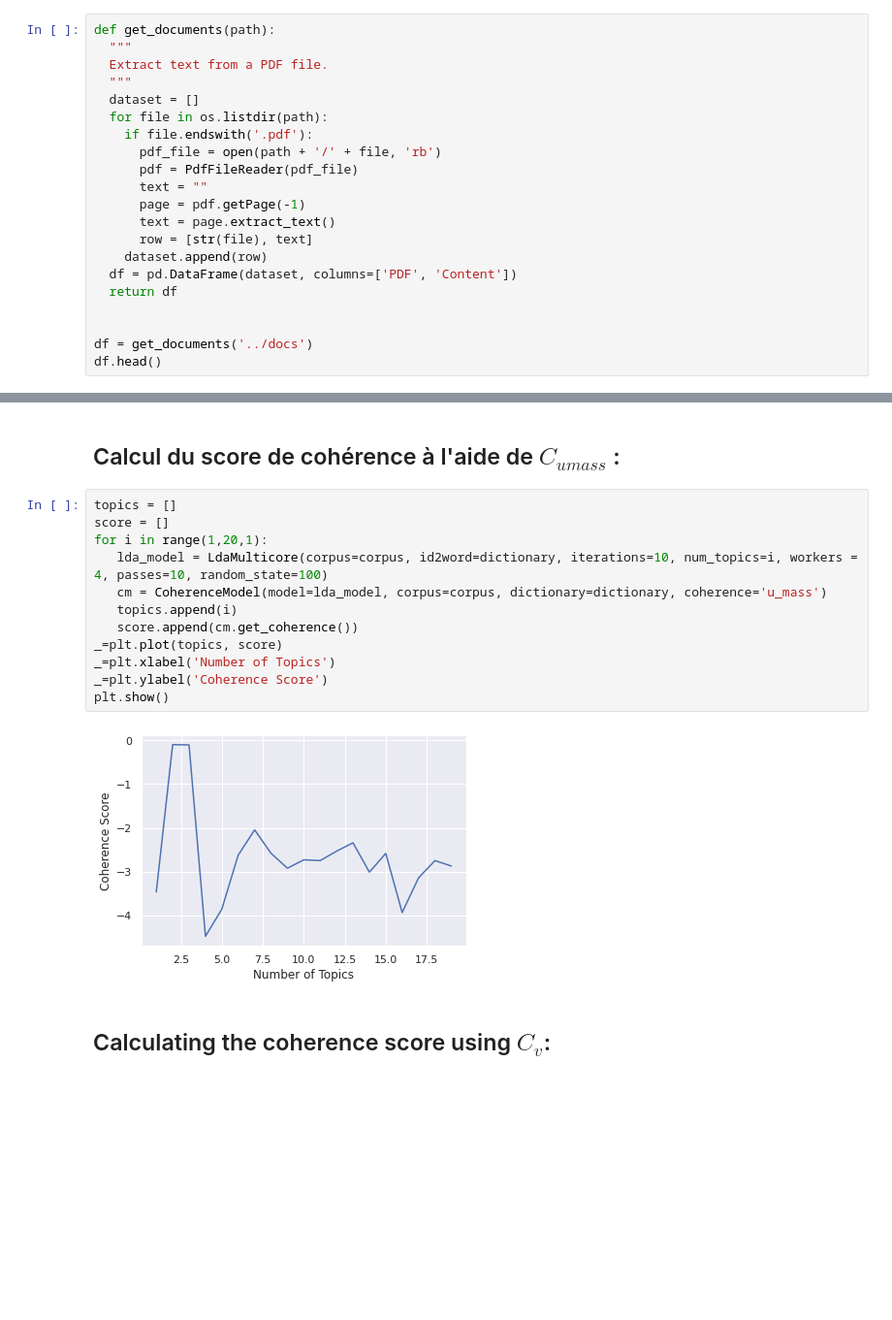
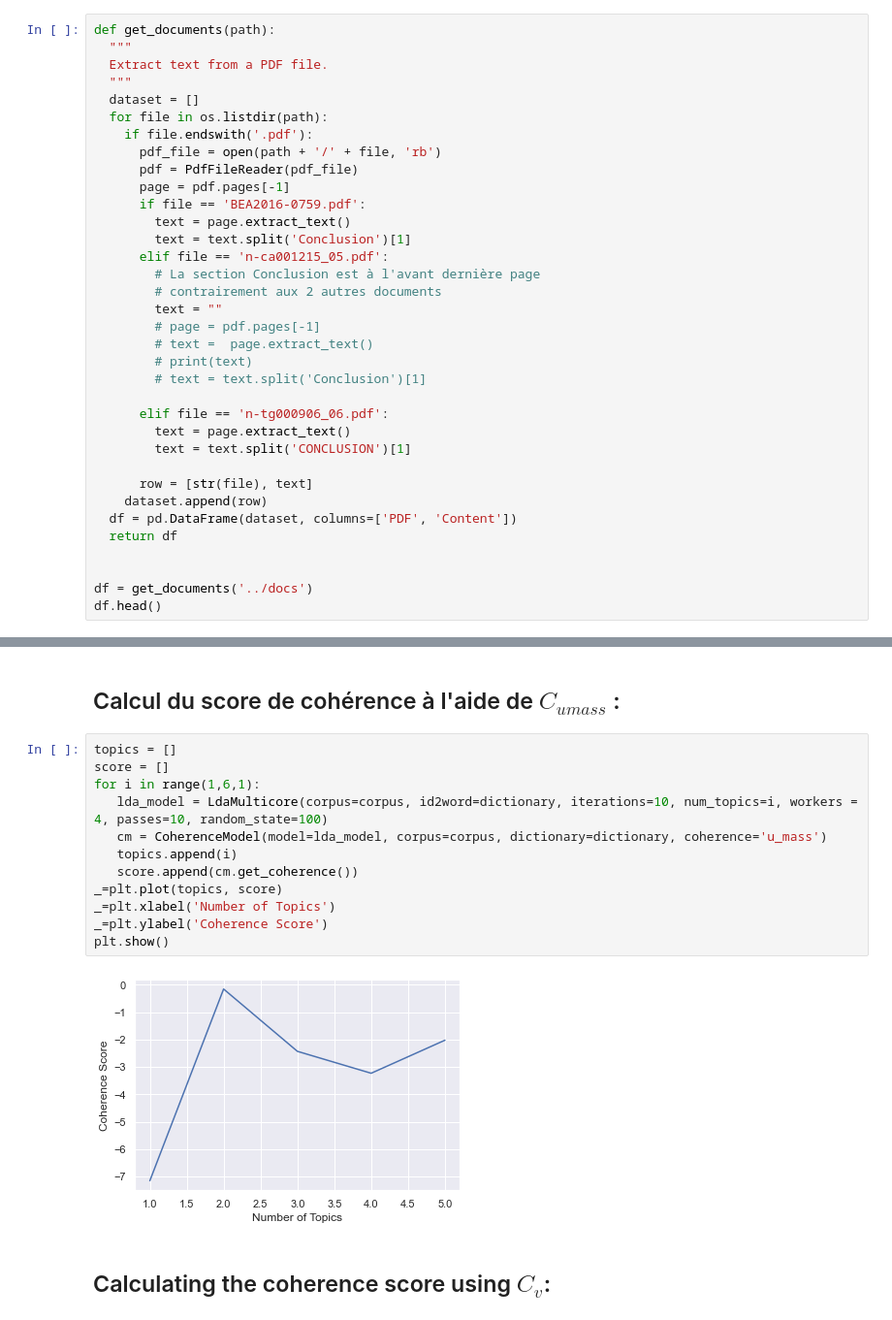
Before and after one commit to IbrahimOued/NLP-1-rattrapage-UVBF, a Jupyter notebook: nlp1_rattrapage/notebook.ipynb, the cells around one changed output, grey strips where cells are left out. Shown at 97% size. Saved outputs shown, nothing was run; the diff lists cells and outputs as text; blank space fills up the shorter version.

```diff
--- a/nlp1_rattrapage/notebook.ipynb
+++ b/nlp1_rattrapage/notebook.ipynb
@@ -52,9 +52,23 @@ def get_documents(path):
     if file.endswith('.pdf'):
       pdf_file = open(path + '/' + file, 'rb')
       pdf = PdfFileReader(pdf_file)
-      text = ""
-      page = pdf.getPage(-1)
-      text = page.extract_text()
+      page = pdf.pages[-1]
+      if file == 'BEA2016-0759.pdf':
+        text = page.extract_text()
+        text = text.split('Conclusion')[1]
+      elif file == 'n-ca001215_05.pdf':
+        # La section Conclusion est à l'avant dernière page
+        # contrairement aux 2 autres documents
+        text = ""
+        # page = pdf.pages[-1]
+        # text =  page.extract_text()
+        # print(text)
+        # text = text.split('Conclusion')[1]
+
+      elif file == 'n-tg000906_06.pdf':
+        text = page.extract_text()
+        text = text.split('CONCLUSION')[1]
+
       row = [str(file), text]
     dataset.append(row)
   df = pd.DataFrame(dataset, columns=['PDF', 'Content'])
@@ -109,17 +127,17 @@ lda_model = LdaMulticore(corpus=corpus, id2word=dictionary, iterations=50, num_t
 # %%
 topics = []
 score = []
-for i in range(1,20,1):
+for i in range(1,6,1):
    lda_model = LdaMulticore(corpus=corpus, id2word=dictionary, iterations=10, num_topics=i, workers = 4, passes=10, random_state=100)
    cm = CoherenceModel(model=lda_model, corpus=corpus, dictionary=dictionary, coherence='u_mass')
    topics.append(i)
    score.append(cm.get_coherence())
 _=plt.plot(topics, score)
 _=plt.xlabel('Number of Topics')
 _=plt.ylabel('Coherence Score')
 plt.show()
 # %% [output]
-[figure, old version]
+[figure, new version]
 # %% [markdown]
 ## Calculating the coherence score using $C_v$:
 # %%
```
Also changed, not shown: parts of 10 cells of this notebook, 9 other files.
